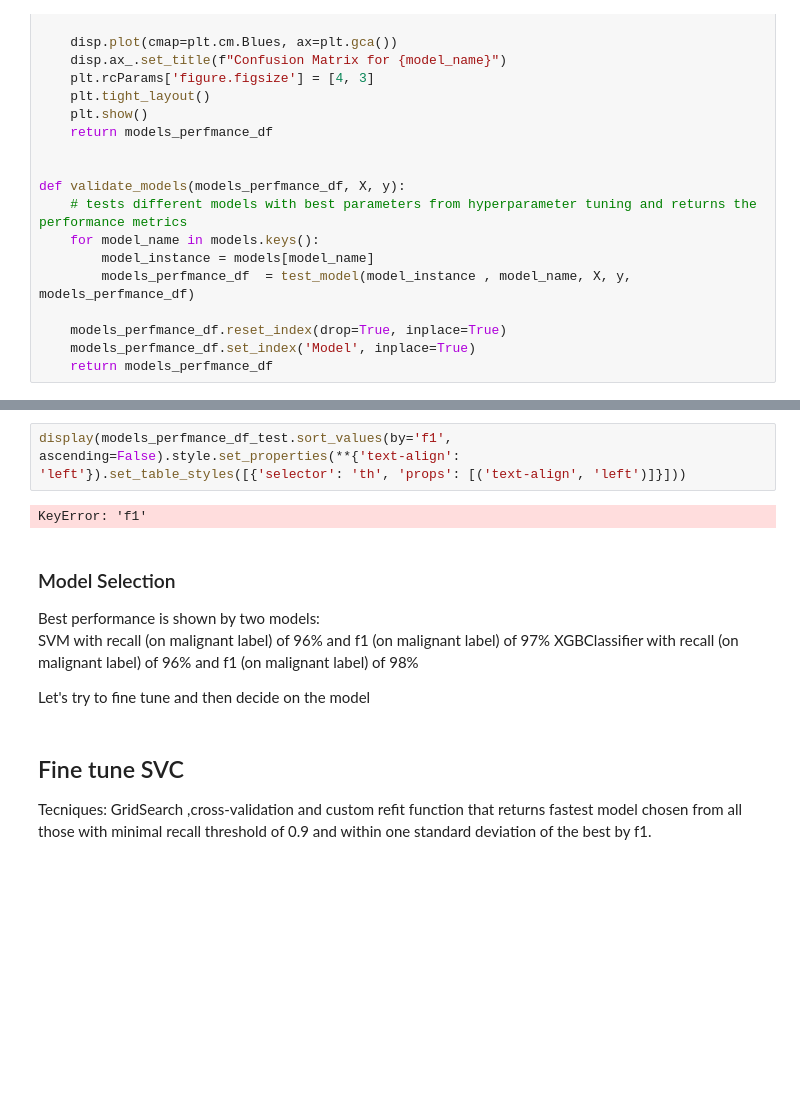
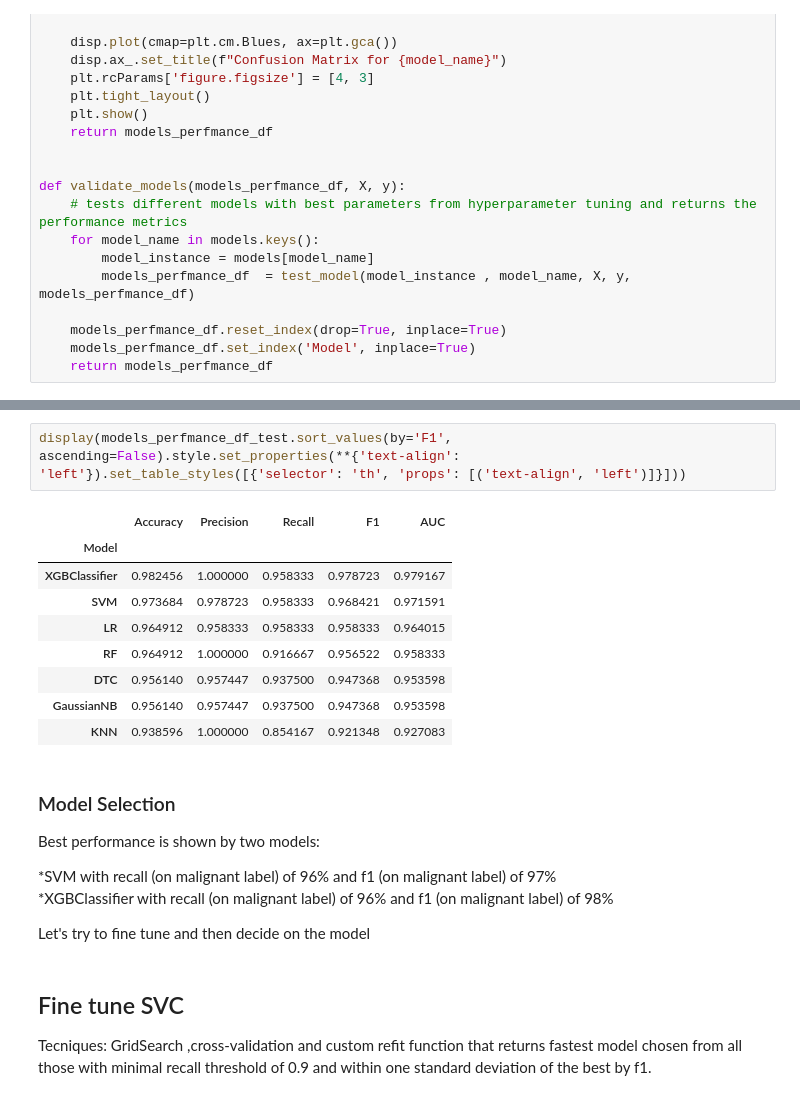
Before and after one commit to lmanov1/CancerPrediction, a Jupyter notebook: 5_ModelTraining.ipynb, the cells around one changed output, grey strips where cells are left out. Saved outputs shown, nothing was run; the diff lists cells and outputs as text; blank space fills up the shorter version.

```diff
--- a/5_ModelTraining.ipynb
+++ b/5_ModelTraining.ipynb
@@ -402,13 +405,22 @@ weighted avg       0.97      0.96      0.96       114
 ... (10 outputs left out)
 # %%
-display(models_perfmance_df_test.sort_values(by='f1', ascending=False).style.set_properties(**{'text-align': 'left'}).set_table_styles([{'selector': 'th', 'props': [('text-align', 'left')]}]))
+display(models_perfmance_df_test.sort_values(by='F1', ascending=False).style.set_properties(**{'text-align': 'left'}).set_table_styles([{'selector': 'th', 'props': [('text-align', 'left')]}]))
 # %% [output]
-KeyError: 'f1'
+|  | Accuracy | Precision | Recall | F1 | AUC |
+| Model |  |  |  |  |  |
+| XGBClassifier | 0.982456 | 1.000000 | 0.958333 | 0.978723 | 0.979167 |
+| SVM | 0.973684 | 0.978723 | 0.958333 | 0.968421 | 0.971591 |
+| LR | 0.964912 | 0.958333 | 0.958333 | 0.958333 | 0.964015 |
+| RF | 0.964912 | 1.000000 | 0.916667 | 0.956522 | 0.958333 |
+| DTC | 0.956140 | 0.957447 | 0.937500 | 0.947368 | 0.953598 |
+| GaussianNB | 0.956140 | 0.957447 | 0.937500 | 0.947368 | 0.953598 |
+| KNN | 0.938596 | 1.000000 | 0.854167 | 0.921348 | 0.927083 |
 # %% [markdown]
 ### Model Selection
 Best performance is shown by two models:
-SVM             with recall (on malignant label) of 96% and f1 (on malignant label) of 97%
-XGBClassifier   with recall (on malignant label) of 96% and f1 (on malignant label) of 98%
+
+*SVM             with recall (on malignant label) of 96% and f1 (on malignant label) of 97%
+*XGBClassifier   with recall (on malignant label) of 96% and f1 (on malignant label) of 98%
 
 Let's try to fine tune and then decide on the model
 # %% [markdown]
```
Also changed, not shown: parts of 3 cells of this notebook, 1 other file.
